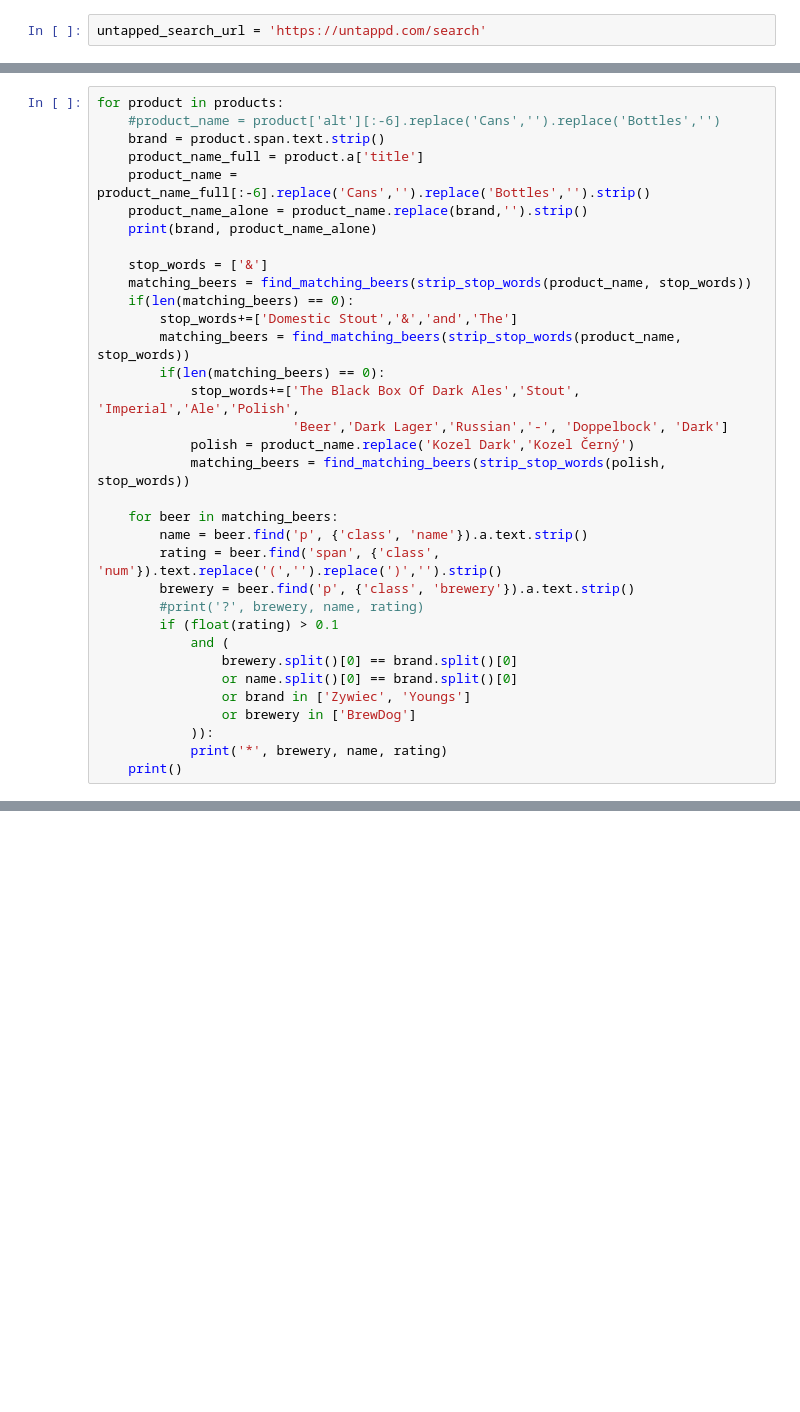
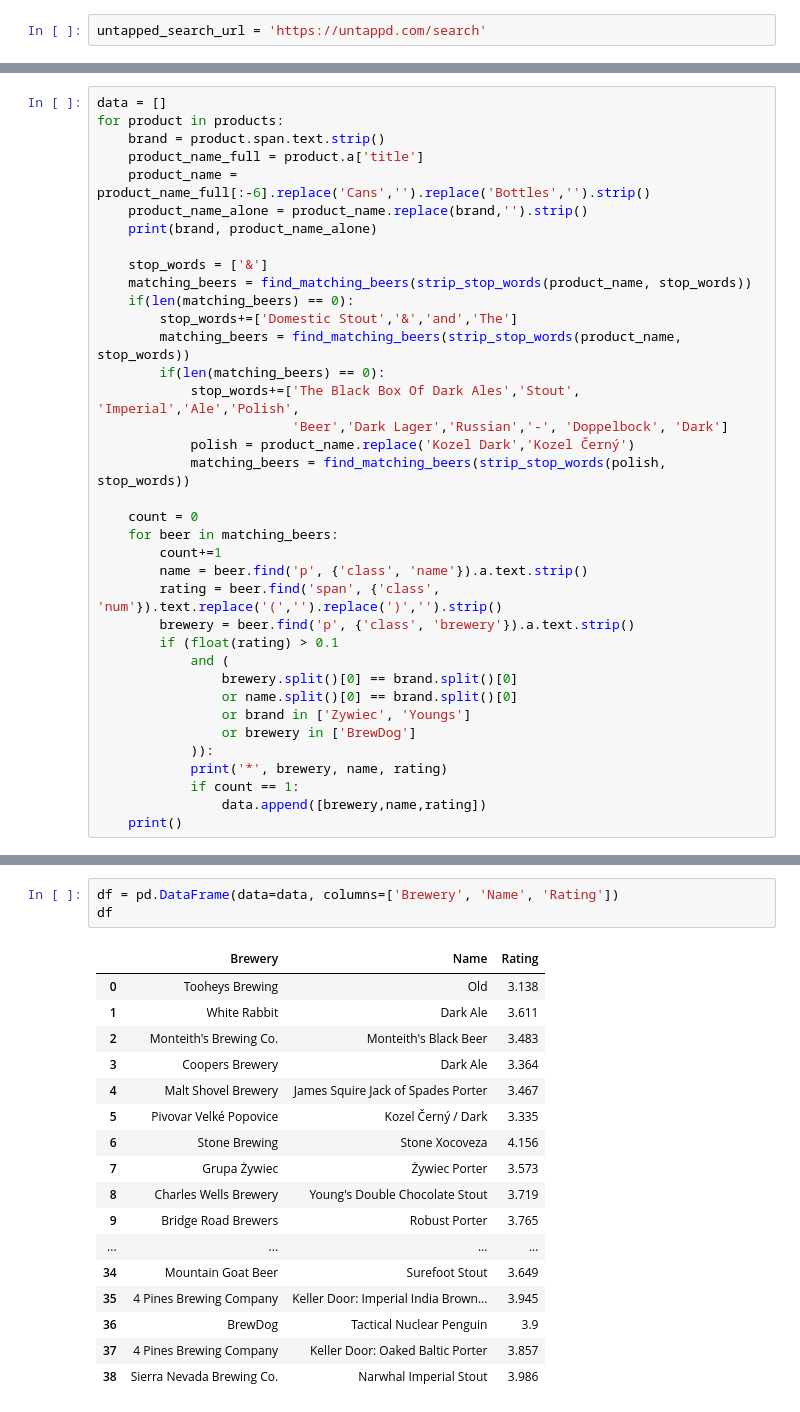
Before and after one commit to mareecarroll/Bottlo, a Jupyter notebook: dan_murphys.ipynb, the cells around one changed output, grey strips where cells are left out. Saved outputs shown, nothing was run; the diff lists cells and outputs as text; blank space fills up the shorter version.

```diff
--- a/dan_murphys.ipynb
+++ b/dan_murphys.ipynb
@@ -60,8 +60,8 @@ def strip_stop_words(product_name, stop_words):
         product_name_stripped = product_name_stripped.replace(word, '')
     return product_name_stripped
 # %%
+data = []
 for product in products:
-    #product_name = product['alt'][:-6].replace('Cans','').replace('Bottles','')
     brand = product.span.text.strip()
     product_name_full = product.a['title']
     product_name = product_name_full[:-6].replace('Cans','').replace('Bottles','').strip()
@@ -79,11 +79,12 @@ for product in products:
             polish = product_name.replace('Kozel Dark','Kozel Černý')
             matching_beers = find_matching_beers(strip_stop_words(polish, stop_words))
 
+    count = 0
     for beer in matching_beers:
+        count+=1
         name = beer.find('p', {'class', 'name'}).a.text.strip()
         rating = beer.find('span', {'class', 'num'}).text.replace('(','').replace(')','').strip()
         brewery = beer.find('p', {'class', 'brewery'}).a.text.strip()
-        #print('?', brewery, name, rating)
         if (float(rating) > 0.1
             and (
                 brewery.split()[0] == brand.split()[0]
@@ -92,6 +93,8 @@ for product in products:
                 or brewery in ['BrewDog']
             )):
             print('*', brewery, name, rating)
+            if count == 1:
+                data.append([brewery,name,rating])
     print()
 # %% [output]
 Tooheys Old
@@ -113,0 +119,21 @@ Monteith's Black Beer
+# %%
+df = pd.DataFrame(data=data, columns=['Brewery', 'Name', 'Rating'])
+df
+# %% [output]
+|  | Brewery | Name | Rating |
+| 0 | Tooheys Brewing | Old | 3.138 |
+| 1 | White Rabbit | Dark Ale | 3.611 |
+| 2 | Monteith's Brewing Co. | Monteith's Black Beer | 3.483 |
+| 3 | Coopers Brewery | Dark Ale | 3.364 |
+| 4 | Malt Shovel Brewery | James Squire Jack of Spades Porter | 3.467 |
+| 5 | Pivovar Velké Popovice | Kozel Černý / Dark | 3.335 |
+| 6 | Stone Brewing | Stone Xocoveza | 4.156 |
+| 7 | Grupa Żywiec | Żywiec Porter | 3.573 |
+| 8 | Charles Wells Brewery | Young's Double Chocolate Stout | 3.719 |
+| 9 | Bridge Road Brewers | Robust Porter | 3.765 |
+| ... | ... | ... | ... |
+| 34 | Mountain Goat Beer | Surefoot Stout | 3.649 |
+| 35 | 4 Pines Brewing Company | Keller Door: Imperial India Brown... | 3.945 |
+| 36 | BrewDog | Tactical Nuclear Penguin | 3.9 |
+| 37 | 4 Pines Brewing Company | Keller Door: Oaked Baltic Porter | 3.857 |
+| 38 | Sierra Nevada Brewing Co. | Narwhal Imperial Stout | 3.986 |
```
Also changed, not shown: parts of 5 cells of this notebook.
